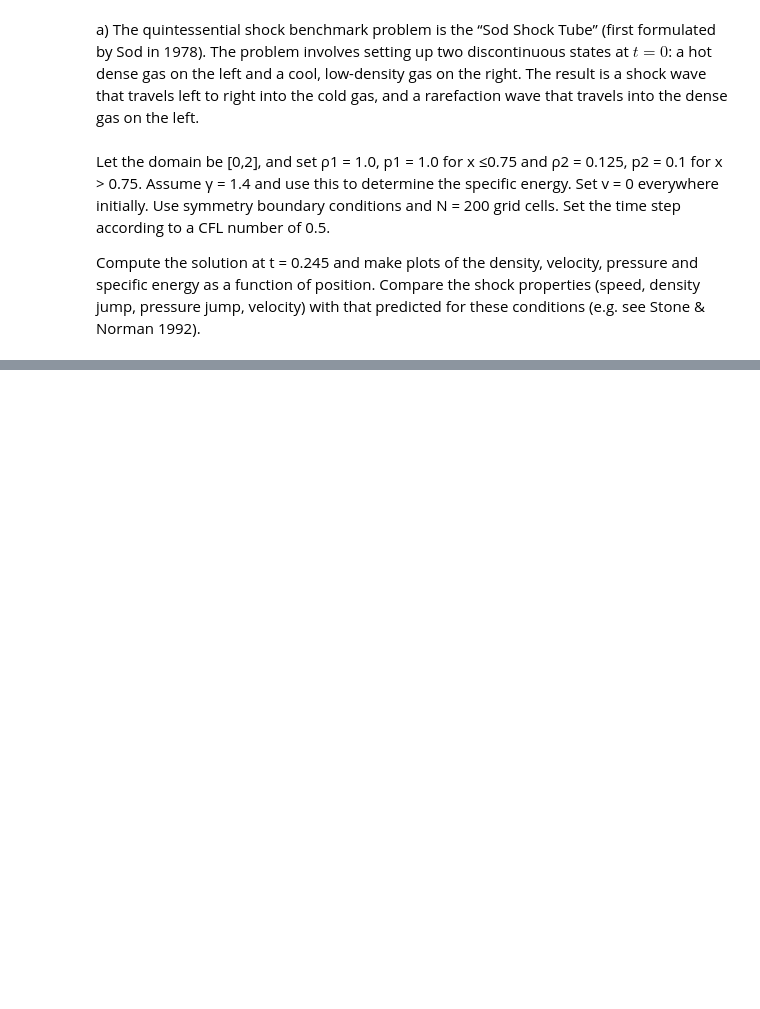
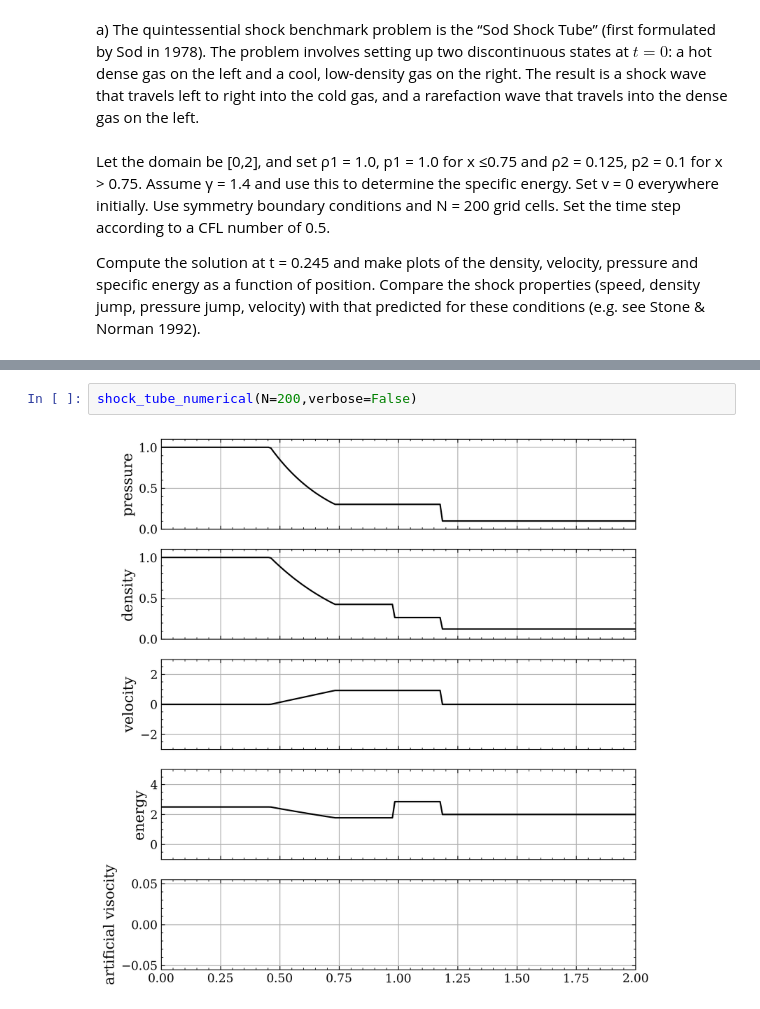
Before and after one commit to 0cooper/comp-astro381, a Jupyter notebook: cooper-hw2.ipynb, the cells around one changed output, grey strips where cells are left out. Cells and saved outputs as stored; diff of their text form; blank space fills up the shorter version.

```diff
--- a/cooper-hw2.ipynb
+++ b/cooper-hw2.ipynb
@@ -383,0 +242,4 @@ plt.show()
+# %%
+shock_tube_numerical(N=200,verbose=False)
+# %% [output]
+[figure, added]
```
Also changed, not shown: parts of 30 cells of this notebook.
